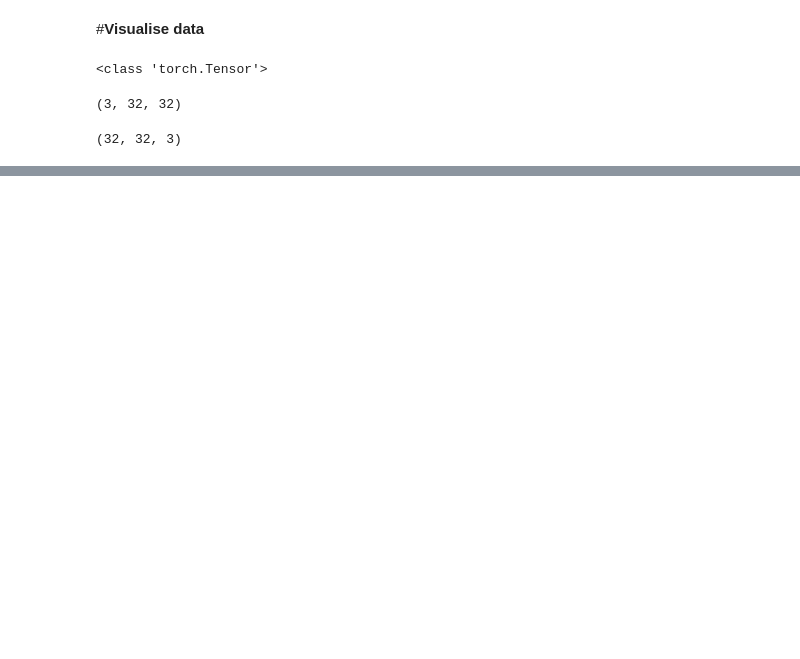
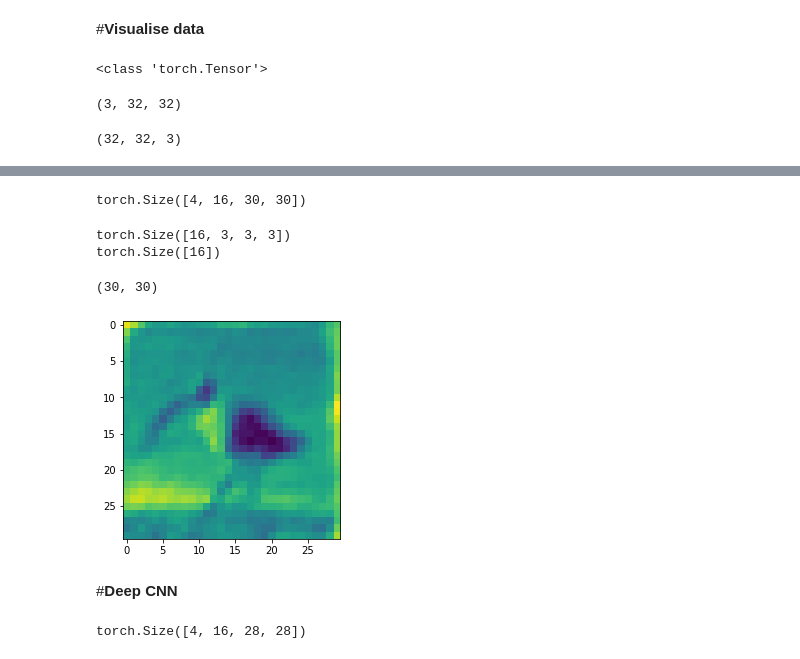
Before and after one commit to MSR806/DL, a Jupyter notebook: DL_PyTorchCNN.ipynb, the cells around one changed output, grey strips where cells are left out. Drawn from its saved outputs; the diff is of its cells as text; code cells hidden in the pictures; blank space fills up the shorter version.

```diff
--- a/DL_PyTorchCNN.ipynb
+++ b/DL_PyTorchCNN.ipynb
@@ -67,0 +75,35 @@ horse bird truck ship
+# %%
+import torch.nn as nn
+class FirstCNN(nn.Module):
+  def __init__(self):
+    super(FirstCNN, self).__init__()
+    self.conv1 = nn.Conv2d(3, 16, 3) # padding= (1,1), stride= (2,1)
+
+  def forward(self, x):
+    x = self.conv1(x)
+    return x
+# %%
+net = FirstCNN()
+# %%
+out = net(images)
+out.shape
+# %% [output]
+torch.Size([4, 16, 30, 30])
+# %%
+for param in net.parameters():
+  print(param.shape)
+# %% [output]
+torch.Size([16, 3, 3, 3])
+torch.Size([16])
+# %%
+out1 = out[0, 0, :, :].detach().numpy()
+print(out1.shape)
+# %% [output]
+(30, 30)
+# %%
+plt.imshow(out1)
+plt.show()
+# %% [output]
+[figure, added]
+# %% [markdown]
+#**Deep CNN**
@@ -67,0 +122,6 @@ horse bird truck ship
+# %%
+net = FirstCNN_v2()
+out = net(images)
+print(out.shape)
+# %% [output]
+torch.Size([4, 16, 28, 28])
```
Also changed, not shown: parts of 29 cells of this notebook.
